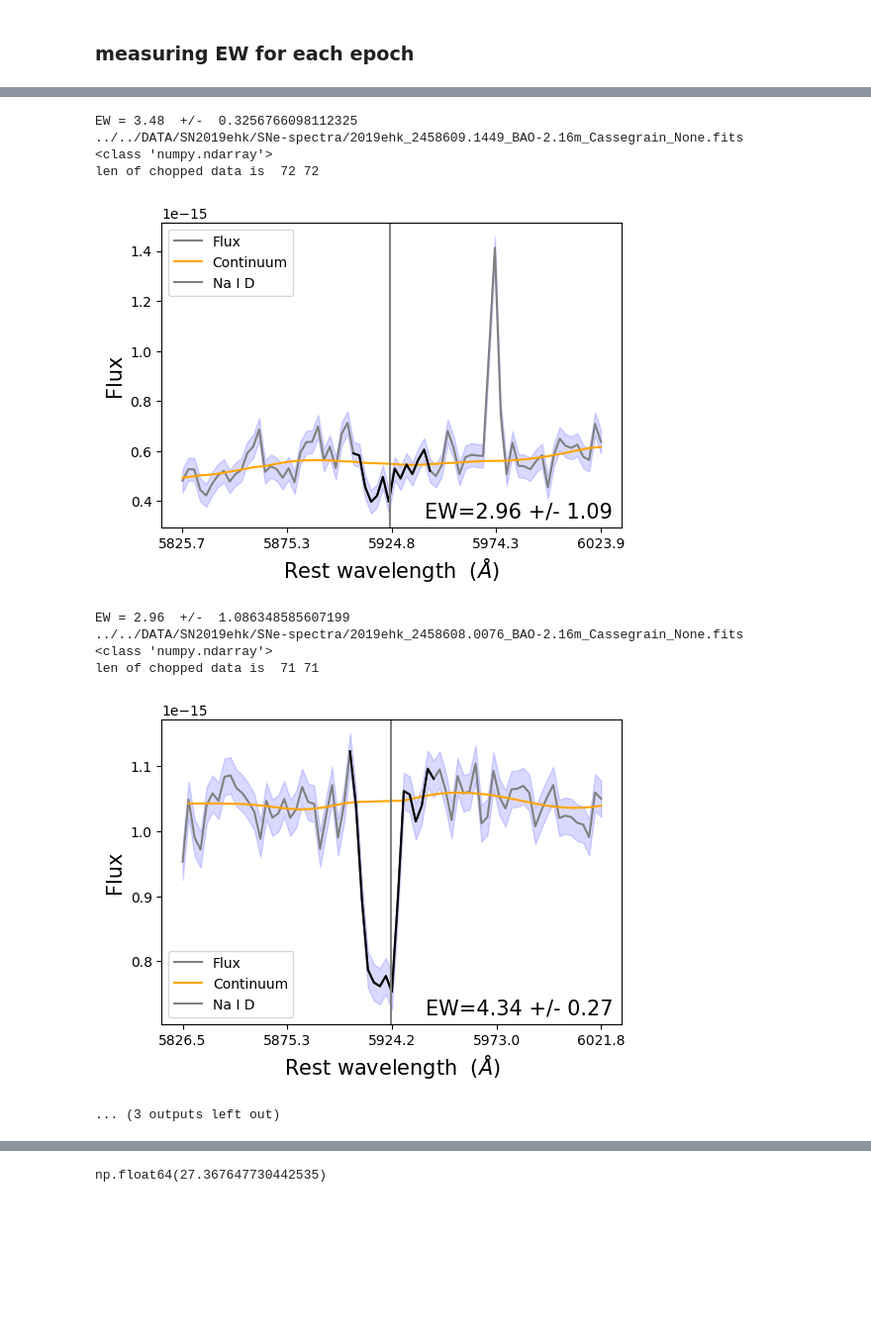
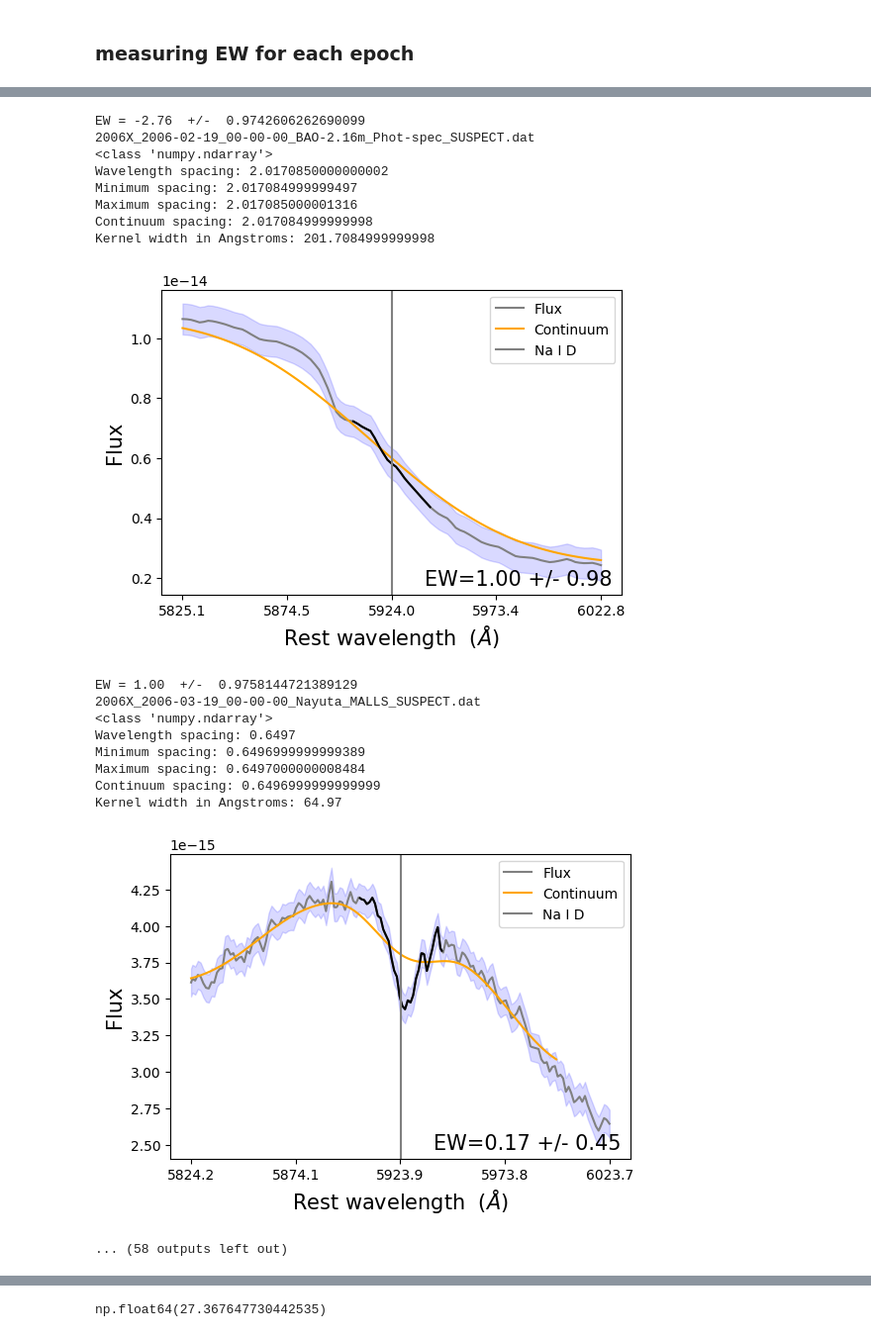
Before and after one commit to rita-png/extinction-ifs, a Jupyter notebook: SNe-host-comparison/poster-CC-sanpedro.ipynb, the cells around one changed output, grey strips where cells are left out. Shown at 99% size. Cells and saved outputs as stored; diff of their text form; code cells hidden in the pictures; blank space fills up the shorter version.

Commit message:
studying other SNe in M100, improving MW code, cleaning it, will start to update continuum and EW measurement function next

```diff
--- a/SNe-host-comparison/poster-CC-sanpedro.ipynb
+++ b/SNe-host-comparison/poster-CC-sanpedro.ipynb
@@ -95,28 +113,47 @@ for name in fits_files:
 # %% [markdown]
 reading ascii files
 # %%
-file = Path(file_path) / 'SN2019ehk_2019-05-08_23-17-20_P60_SEDM_TNS.ascii'
+ascii_files = [f for f in filenames if f.endswith(".ascii")]
 
-data = np.loadtxt(file, comments="#")
+#file = Path(file_path) / 'SN2019ehk_2019-05-08_23-17-20_P60_SEDM_TNS.ascii'
 
-x = data[:, 0]
-y = data[:, 1]
-jd = to_jd(2019,5,8,23,17,20)
+for file in ascii_files:
+    data = np.loadtxt(Path(file_path) / file, comments="#")
 
-spectra.append({"file": file,"julian_date": jd,"x": x,"y": y})
+    x = data[:, 0]
+    y = data[:, 1]
+
+    date = file.split('_')[1]
+    time = file.split('_')[2]
+
+    year, month, day = map(int, date.split('-'))
+    hour, minute, second = map(int, time.split('-'))
+
+    jd = to_jd(year, month, day, hour, minute, second)
+    #print(jd)
+    spectra.append({"file": file,"julian_date": jd,"x": x,"y": y})
 # %% [markdown]
 reading txt files
 # %%
-file = Path(file_path) / "2019ehk_2019-05-13_00-00-00_P200_DBSP_None.txt"
+txt_files = [f for f in filenames if f.endswith(".txt")]
 
+#file = Path(file_path) / "2019ehk_2019-05-13_00-00-00_P200_DBSP_None.txt"
 
-data = np.loadtxt(file, comments="#")
+for file in txt_files:
+    data = np.loadtxt(Path(file_path) / file, comments="#")
 
-x = data[:, 0]
-y = data[:, 1]
-jd = to_jd(2019,5,13,0,0,0)
+    x = data[:, 0]
+    y = data[:, 1]
 
-spectra.append({"file": file,"julian_date": jd,"x": x,"y": y})
+    date = file.split('_')[1]
+    time = file.split('_')[2]
+
+    year, month, day = map(int, date.split('-'))
+    hour, minute, second = map(int, time.split('-'))
+
+    jd = to_jd(year, month, day, hour, minute, second)
+
+    spectra.append({"file": file,"julian_date": jd,"x": x,"y": y})
 # %%
 len(spectra)
 # %% [output]
@@ -147,7 +184,7 @@ for spec in spectra:
     #    continue
 
 
-    ew,ew_unc,foo=EW_voronoi_bins(np.array([y]),x,central_wavelength*(1+z),v=1000,KS=30,plots=True)
+    ew,ew_unc,foo=EW_voronoi_bins(np.array([y]),x,central_wavelength*(1+z),v=1000,KS=100,plots=True)
 
     ews.append(ew[0])
     ews_uncs.append(ew_unc[0])
@@ -175,14 +228,22 @@ len of chopped data is  73 73
-EW = 3.48  +/-  0.3256766098112325
-../../DATA/SN2019ehk/SNe-spectra/2019ehk_2458609.1449_BAO-2.16m_Cassegrain_None.fits
+EW = -2.76  +/-  0.9742606262690099
+2006X_2006-02-19_00-00-00_BAO-2.16m_Phot-spec_SUSPECT.dat
 <class 'numpy.ndarray'>
-len of chopped data is  72 72
+Wavelength spacing: 2.0170850000000002
+Minimum spacing: 2.017084999999497
+Maximum spacing: 2.017085000001316
+Continuum spacing: 2.017084999999998
+Kernel width in Angstroms: 201.7084999999998
-[figure, old version]
+[figure, new version]
-EW = 2.96  +/-  1.086348585607199
-../../DATA/SN2019ehk/SNe-spectra/2019ehk_2458608.0076_BAO-2.16m_Cassegrain_None.fits
+EW = 1.00  +/-  0.9758144721389129
+2006X_2006-03-19_00-00-00_Nayuta_MALLS_SUSPECT.dat
 <class 'numpy.ndarray'>
-len of chopped data is  71 71
+Wavelength spacing: 0.6497
+Minimum spacing: 0.6496999999999389
+Maximum spacing: 0.6497000000008484
+Continuum spacing: 0.6496999999999999
+Kernel width in Angstroms: 64.97
-[figure, old version]
+[figure, new version]
-... (3 outputs left out)
+... (58 outputs left out)
 # %%
 jds = np.array(jds, dtype=float)
 
```
Also changed, not shown: parts of 25 cells of this notebook, 4 other files.
